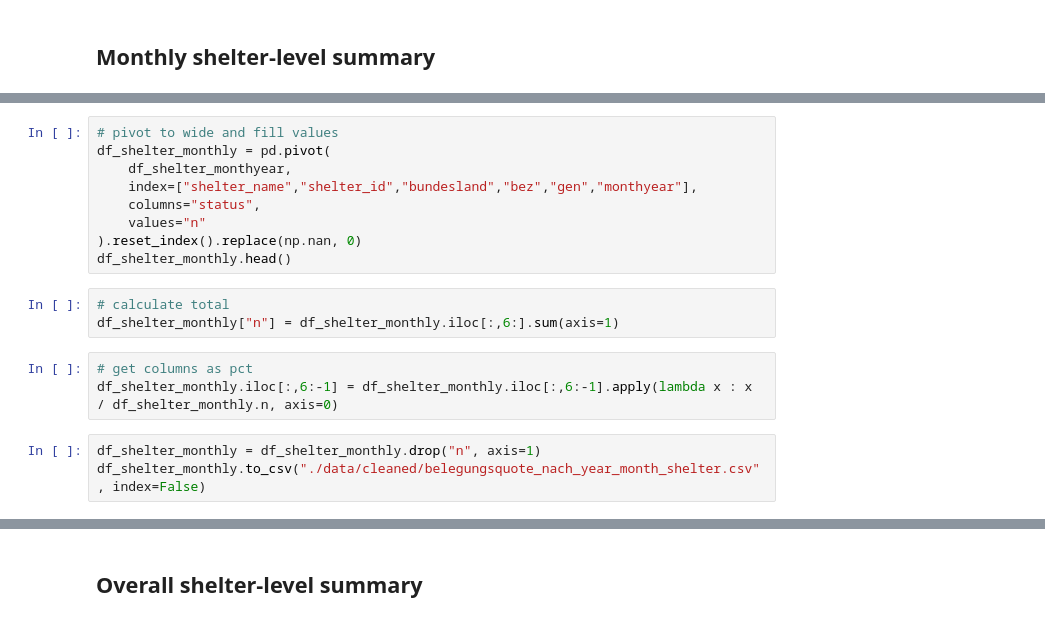
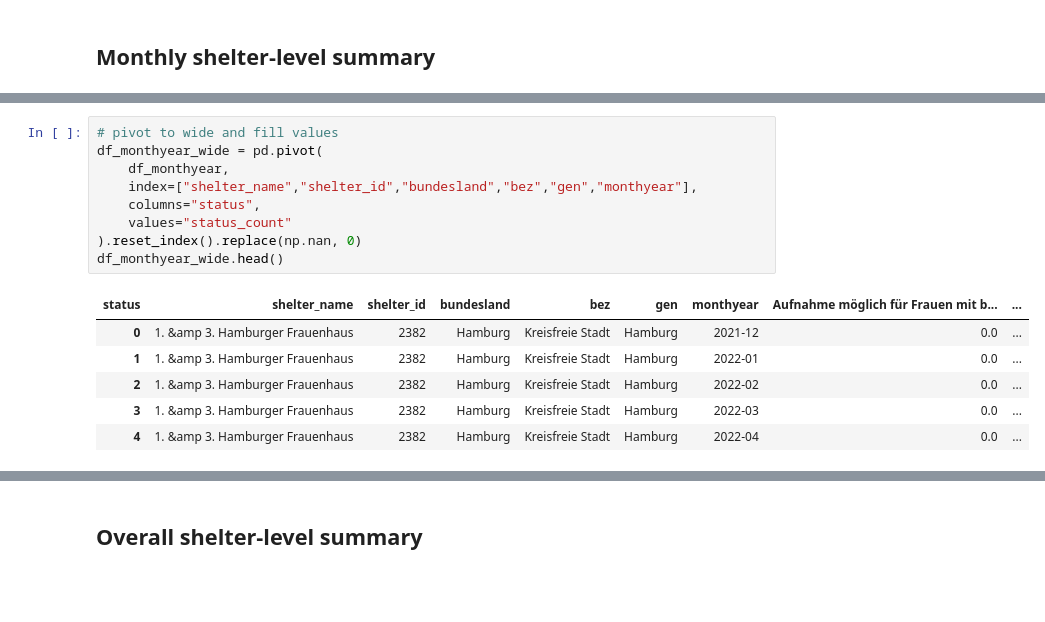
Before and after one commit to correctiv/frauenhaus-scraper, a Jupyter notebook: analysis.ipynb, the cells around one changed output, grey strips where cells are left out. Cells and saved outputs as stored; diff of their text form; blank space fills up the shorter version.

```diff
--- a/analysis.ipynb
+++ b/analysis.ipynb
@@ -87,18 +84,16 @@ df_shelter_monthyear.head()
 # %%
 # pivot to wide and fill values
-df_shelter_monthly = pd.pivot(
-    df_shelter_monthyear,
+df_monthyear_wide = pd.pivot(
+    df_monthyear,
     index=["shelter_name","shelter_id","bundesland","bez","gen","monthyear"],
     columns="status",
-    values="n"
+    values="status_count"
 ).reset_index().replace(np.nan, 0)
-df_shelter_monthly.head()
+df_monthyear_wide.head()
+# %% [output]
+| status | shelter_name | shelter_id | bundesland | bez | gen | monthyear | Aufnahme möglich für Frauen mit b... | ... |
+| 0 | 1. &amp 3. Hamburger Frauenhaus | 2382 | Hamburg | Kreisfreie Stadt | Hamburg | 2021-12 | 0.0 | ... |
+| 1 | 1. &amp 3. Hamburger Frauenhaus | 2382 | Hamburg | Kreisfreie Stadt | Hamburg | 2022-01 | 0.0 | ... |
+| 2 | 1. &amp 3. Hamburger Frauenhaus | 2382 | Hamburg | Kreisfreie Stadt | Hamburg | 2022-02 | 0.0 | ... |
+| 3 | 1. &amp 3. Hamburger Frauenhaus | 2382 | Hamburg | Kreisfreie Stadt | Hamburg | 2022-03 | 0.0 | ... |
+| 4 | 1. &amp 3. Hamburger Frauenhaus | 2382 | Hamburg | Kreisfreie Stadt | Hamburg | 2022-04 | 0.0 | ... |
-# %%
-# calculate total
-df_shelter_monthly["n"] = df_shelter_monthly.iloc[:,6:].sum(axis=1)
-# %%
-# get columns as pct
-df_shelter_monthly.iloc[:,6:-1] = df_shelter_monthly.iloc[:,6:-1].apply(lambda x : x / df_shelter_monthly.n, axis=0)
-# %%
-df_shelter_monthly = df_shelter_monthly.drop("n", axis=1)
-df_shelter_monthly.to_csv("./data/cleaned/belegungsquote_nach_year_month_shelter.csv", index=False)
```
Also changed, not shown: parts of 25 cells of this notebook, 6 other files.
